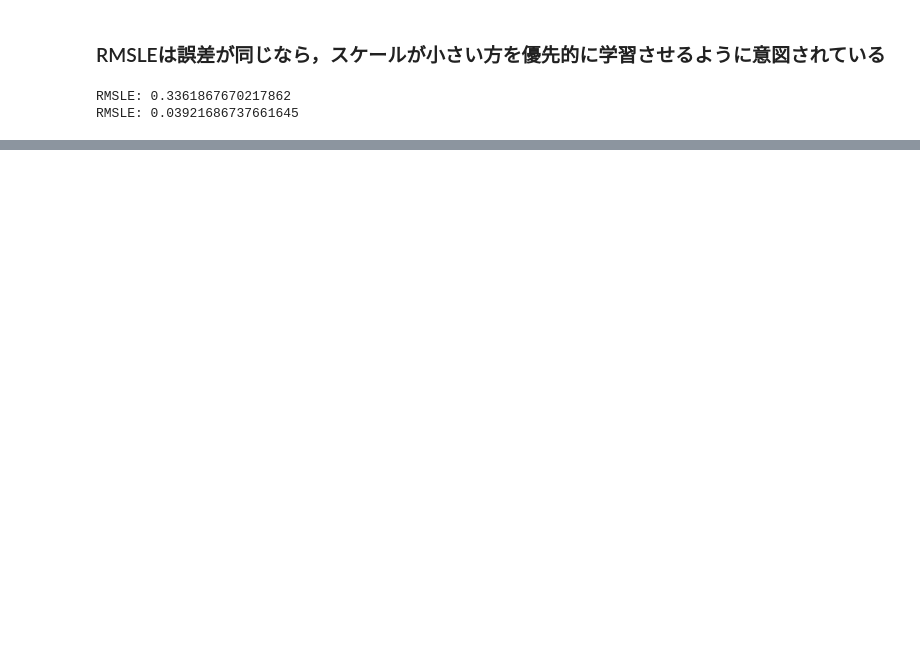
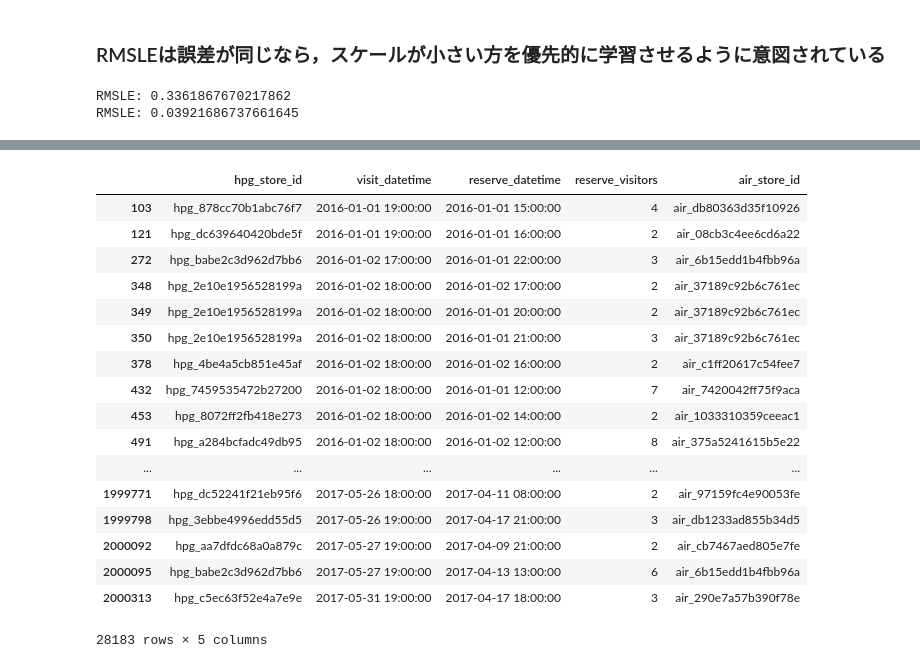
Before and after one commit to yutayamazaki/Recruit-Restaurant-Visitor-Forecasting, a Jupyter notebook: notebooks/EDA.ipynb, the cells around one changed output, grey strips where cells are left out. Cells and saved outputs as stored; diff of their text form; code cells hidden in the pictures; blank space fills up the shorter version.

```diff
--- a/notebooks/EDA.ipynb
+++ b/notebooks/EDA.ipynb
@@ -26,6 +26,7 @@ list(files)
 # %%
 air_res = pd.read_csv('../input/air_reserve.csv')
 df_id = pd.read_csv('../input/store_id_relation.csv')
+hpg_res = pd.read_csv('../input/hpg_reserve.csv')
 air_store = pd.read_csv('../input/air_store_info.csv')
 hpg_store = pd.read_csv('../input/hpg_store_info.csv')
 air_visit = pd.read_csv('../input/air_visit_data.csv')
@@ -366,0 +386,23 @@ RMSLE: 0.03921686737661645
+# %%
+hpg_res = pd.merge(hpg_res, df_id, how='left', on=['hpg_store_id']).dropna(axis=0, how='any')
+# %%
+hpg_res
+# %% [output]
+|  | hpg_store_id | visit_datetime | reserve_datetime | reserve_visitors | air_store_id |
+| 103 | hpg_878cc70b1abc76f7 | 2016-01-01 19:00:00 | 2016-01-01 15:00:00 | 4 | air_db80363d35f10926 |
+| 121 | hpg_dc639640420bde5f | 2016-01-01 19:00:00 | 2016-01-01 16:00:00 | 2 | air_08cb3c4ee6cd6a22 |
+| 272 | hpg_babe2c3d962d7bb6 | 2016-01-02 17:00:00 | 2016-01-01 22:00:00 | 3 | air_6b15edd1b4fbb96a |
+| 348 | hpg_2e10e1956528199a | 2016-01-02 18:00:00 | 2016-01-02 17:00:00 | 2 | air_37189c92b6c761ec |
+| 349 | hpg_2e10e1956528199a | 2016-01-02 18:00:00 | 2016-01-01 20:00:00 | 2 | air_37189c92b6c761ec |
+| 350 | hpg_2e10e1956528199a | 2016-01-02 18:00:00 | 2016-01-01 21:00:00 | 3 | air_37189c92b6c761ec |
+| 378 | hpg_4be4a5cb851e45af | 2016-01-02 18:00:00 | 2016-01-02 16:00:00 | 2 | air_c1ff20617c54fee7 |
+| 432 | hpg_7459535472b27200 | 2016-01-02 18:00:00 | 2016-01-01 12:00:00 | 7 | air_7420042ff75f9aca |
+| 453 | hpg_8072ff2fb418e273 | 2016-01-02 18:00:00 | 2016-01-02 14:00:00 | 2 | air_1033310359ceeac1 |
+| 491 | hpg_a284bcfadc49db95 | 2016-01-02 18:00:00 | 2016-01-02 12:00:00 | 8 | air_375a5241615b5e22 |
+| ... | ... | ... | ... | ... | ... |
+| 1999771 | hpg_dc52241f21eb95f6 | 2017-05-26 18:00:00 | 2017-04-11 08:00:00 | 2 | air_97159fc4e90053fe |
+| 1999798 | hpg_3ebbe4996edd55d5 | 2017-05-26 19:00:00 | 2017-04-17 21:00:00 | 3 | air_db1233ad855b34d5 |
+| 2000092 | hpg_aa7dfdc68a0a879c | 2017-05-27 19:00:00 | 2017-04-09 21:00:00 | 2 | air_cb7467aed805e7fe |
+| 2000095 | hpg_babe2c3d962d7bb6 | 2017-05-27 19:00:00 | 2017-04-13 13:00:00 | 6 | air_6b15edd1b4fbb96a |
+| 2000313 | hpg_c5ec63f52e4a7e9e | 2017-05-31 19:00:00 | 2017-04-17 18:00:00 | 3 | air_290e7a57b390f78e |
+28183 rows × 5 columns
```
Also changed, not shown: parts of 3 cells of this notebook.
